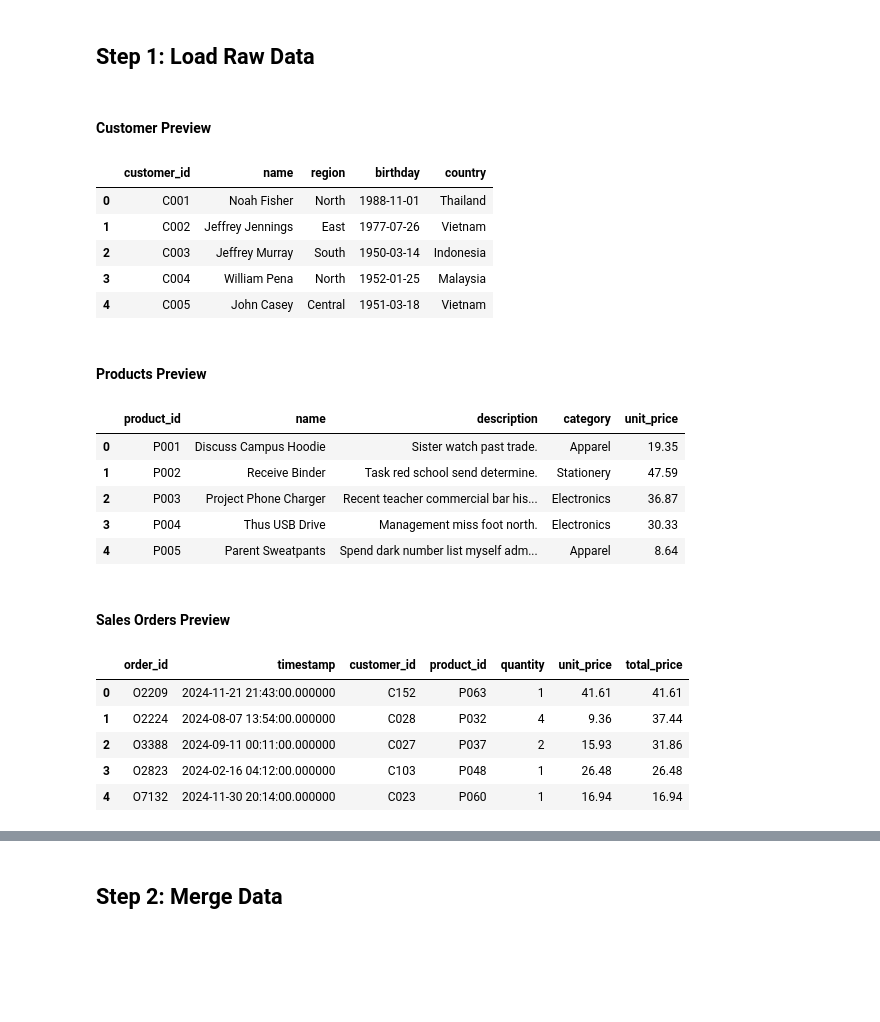
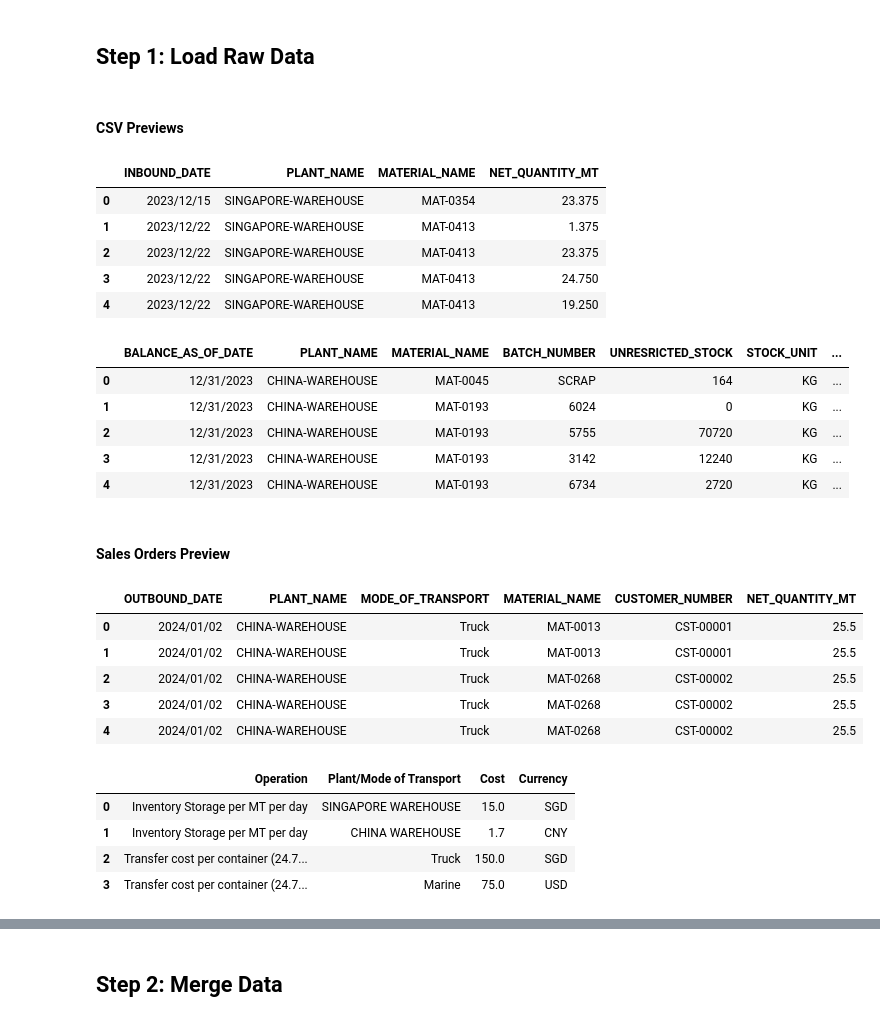
Before and after one commit to KatieMarsh/EM_Bootcathon2025, a Jupyter notebook: EDA.ipynb, the cells around one changed output, grey strips where cells are left out. Drawn from its saved outputs; the diff is of its cells as text; code cells hidden in the pictures; blank space fills up the shorter version.

```diff
--- a/EDA.ipynb
+++ b/EDA.ipynb
@@ -10,42 +10,50 @@ import numpy as np
 from datetime import datetime as dt
 
 # Import Data
-customers_df = pd.read_csv("..\\..\\data\\customers.csv")
-products_df = pd.read_csv("..\\..\\data\\products.csv")
-sales_orders_df = pd.read_csv("..\\..\\data\\sales_orders.csv")
+inbound_df = pd.read_csv("./data/Inbound.csv")
+inventory_df = pd.read_csv("./data/Inventory.csv")
+material_master_df = pd.read_csv("./data/MaterialMaster.csv")
+operation_cost_df = pd.read_csv("./data/OperationCost.csv")
+outbound_df = pd.read_csv("./data/Outbound.csv")
-# %% [markdown]
-#### Customer Preview
+# %% [markdown]
+#### CSV Previews
 # %%
-# Show Customers Data
-customers_df.head()
+# Show Inbound Data
+inbound_df.head()
 # %% [output]
-|  | customer_id | name | region | birthday | country |
-| 0 | C001 | Noah Fisher | North | 1988-11-01 | Thailand |
-| 1 | C002 | Jeffrey Jennings | East | 1977-07-26 | Vietnam |
-| 2 | C003 | Jeffrey Murray | South | 1950-03-14 | Indonesia |
-| 3 | C004 | William Pena | North | 1952-01-25 | Malaysia |
-| 4 | C005 | John Casey | Central | 1951-03-18 | Vietnam |
+|  | INBOUND_DATE | PLANT_NAME | MATERIAL_NAME | NET_QUANTITY_MT |
+| 0 | 2023/12/15 | SINGAPORE-WAREHOUSE | MAT-0354 | 23.375 |
+| 1 | 2023/12/22 | SINGAPORE-WAREHOUSE | MAT-0413 | 1.375 |
+| 2 | 2023/12/22 | SINGAPORE-WAREHOUSE | MAT-0413 | 23.375 |
+| 3 | 2023/12/22 | SINGAPORE-WAREHOUSE | MAT-0413 | 24.750 |
+| 4 | 2023/12/22 | SINGAPORE-WAREHOUSE | MAT-0413 | 19.250 |
-# %% [markdown]
-#### Products Preview
 # %%
-# Show Products Data
-products_df.head()
+# Show Outbound Data
+inventory_df.head()
 # %% [output]
-|  | product_id | name | description | category | unit_price |
-| 0 | P001 | Discuss Campus Hoodie | Sister watch past trade. | Apparel | 19.35 |
-| 1 | P002 | Receive Binder | Task red school send determine. | Stationery | 47.59 |
-| 2 | P003 | Project Phone Charger | Recent teacher commercial bar his... | Electronics | 36.87 |
-| 3 | P004 | Thus USB Drive | Management miss foot north. | Electronics | 30.33 |
-| 4 | P005 | Parent Sweatpants | Spend dark number list myself adm... | Apparel | 8.64 |
+|  | BALANCE_AS_OF_DATE | PLANT_NAME | MATERIAL_NAME | BATCH_NUMBER | UNRESRICTED_STOCK | STOCK_UNIT | ... |
+| 0 | 12/31/2023 | CHINA-WAREHOUSE | MAT-0045 | SCRAP | 164 | KG | ... |
+| 1 | 12/31/2023 | CHINA-WAREHOUSE | MAT-0193 | 6024 | 0 | KG | ... |
+| 2 | 12/31/2023 | CHINA-WAREHOUSE | MAT-0193 | 5755 | 70720 | KG | ... |
+| 3 | 12/31/2023 | CHINA-WAREHOUSE | MAT-0193 | 3142 | 12240 | KG | ... |
+| 4 | 12/31/2023 | CHINA-WAREHOUSE | MAT-0193 | 6734 | 2720 | KG | ... |
 # %% [markdown]
 #### Sales Orders Preview
 # %%
 # Show Sales Orders Data
-sales_orders_df.head()
+material_master_df.head()
 # %% [output]
-|  | order_id | timestamp | customer_id | product_id | quantity | unit_price | total_price |
-| 0 | O2209 | 2024-11-21 21:43:00.000000 | C152 | P063 | 1 | 41.61 | 41.61 |
-| 1 | O2224 | 2024-08-07 13:54:00.000000 | C028 | P032 | 4 | 9.36 | 37.44 |
-| 2 | O3388 | 2024-09-11 00:11:00.000000 | C027 | P037 | 2 | 15.93 | 31.86 |
-| 3 | O2823 | 2024-02-16 04:12:00.000000 | C103 | P048 | 1 | 26.48 | 26.48 |
-| 4 | O7132 | 2024-11-30 20:14:00.000000 | C023 | P060 | 1 | 16.94 | 16.94 |
+|  | OUTBOUND_DATE | PLANT_NAME | MODE_OF_TRANSPORT | MATERIAL_NAME | CUSTOMER_NUMBER | NET_QUANTITY_MT |
+| 0 | 2024/01/02 | CHINA-WAREHOUSE | Truck | MAT-0013 | CST-00001 | 25.5 |
+| 1 | 2024/01/02 | CHINA-WAREHOUSE | Truck | MAT-0013 | CST-00001 | 25.5 |
+| 2 | 2024/01/02 | CHINA-WAREHOUSE | Truck | MAT-0268 | CST-00002 | 25.5 |
+| 3 | 2024/01/02 | CHINA-WAREHOUSE | Truck | MAT-0268 | CST-00002 | 25.5 |
+| 4 | 2024/01/02 | CHINA-WAREHOUSE | Truck | MAT-0268 | CST-00002 | 25.5 |
+# %%
+operation_cost_df.head()
+# %% [output]
+|  | Operation | Plant/Mode of Transport | Cost | Currency |
+| 0 | Inventory Storage per MT per day | SINGAPORE WAREHOUSE | 15.0 | SGD |
+| 1 | Inventory Storage per MT per day | CHINA WAREHOUSE | 1.7 | CNY |
+| 2 | Transfer cost per container (24.7... | Truck | 150.0 | SGD |
+| 3 | Transfer cost per container (24.7... | Marine | 75.0 | USD |
```
Also changed, not shown: parts of 1 cell of this notebook.
